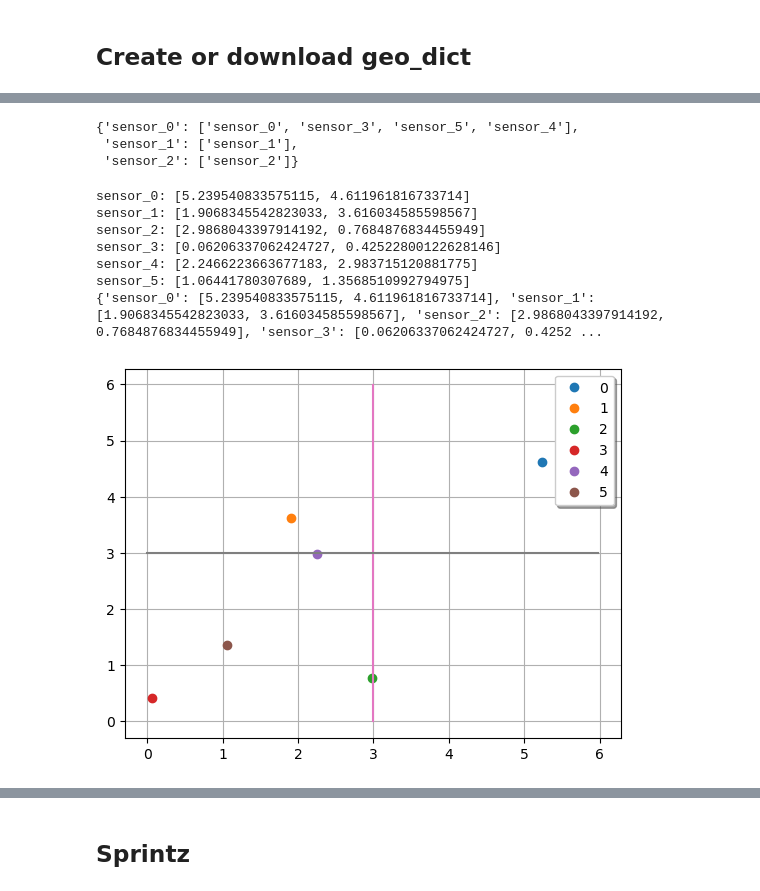
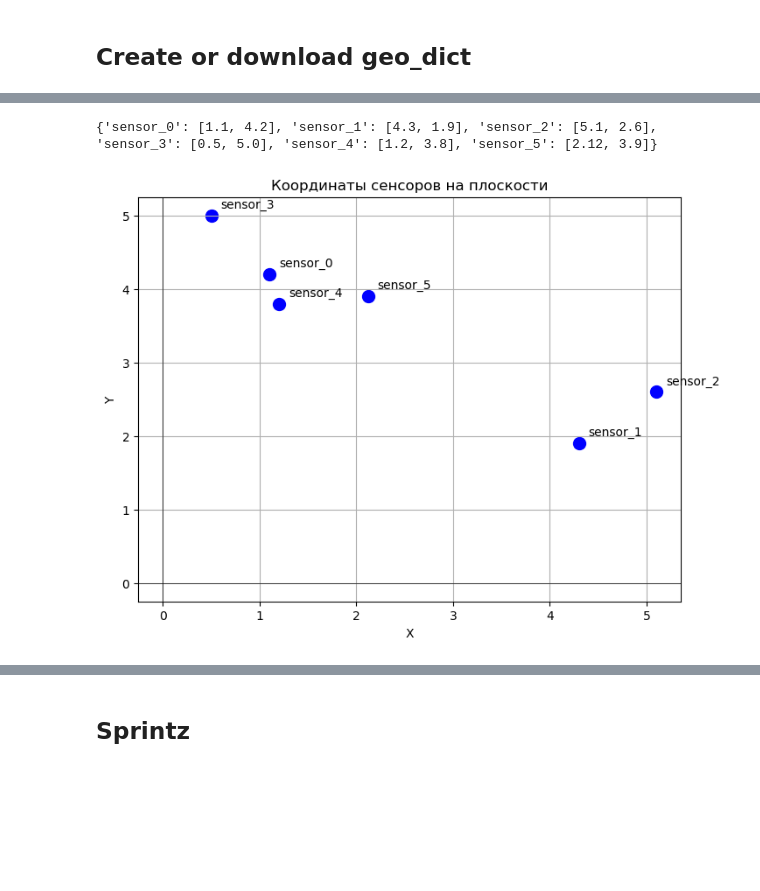
Before and after one commit to Romankkl03/compress_time_series, a Jupyter notebook: experiments.ipynb, the cells around one changed output, grey strips where cells are left out. Saved outputs shown, nothing was run; the diff lists cells and outputs as text; code cells hidden in the pictures; blank space fills up the shorter version.

```diff
--- a/experiments.ipynb
+++ b/experiments.ipynb
@@ -376,17 +309,0 @@ plt.show()
-# %%
-spatial_clustering(df_wind, d)
-# %% [output]
-{'sensor_0': ['sensor_0', 'sensor_3', 'sensor_5', 'sensor_4'],
- 'sensor_1': ['sensor_1'],
- 'sensor_2': ['sensor_2']}
-# %%
-wind_geo_dict = get_geo_dict(df_wind)
-# %% [output]
-sensor_0: [5.239540833575115, 4.611961816733714]
-sensor_1: [1.9068345542823033, 3.616034585598567]
-sensor_2: [2.9868043397914192, 0.7684876834455949]
-sensor_3: [0.06206337062424727, 0.42522800122628146]
-sensor_4: [2.2466223663677183, 2.983715120881775]
-sensor_5: [1.06441780307689, 1.3568510992794975]
-{'sensor_0': [5.239540833575115, 4.611961816733714], 'sensor_1': [1.9068345542823033, 3.616034585598567], 'sensor_2': [2.9868043397914192, 0.7684876834455949], 'sensor_3': [0.06206337062424727, 0.4252 ...
-[figure, removed]
@@ -393,3 +317,12 @@ sensor_5: [1.06441780307689, 1.3568510992794975]
+# %%
+with open(GEO_PATH / 'wind_geo_dict.yaml', 'r') as file:
+    wind_geo_dict = yaml.safe_load(file)
+
+print(wind_geo_dict)
+create_geo_plot(wind_geo_dict)
+# %% [output]
+{'sensor_0': [1.1, 4.2], 'sensor_1': [4.3, 1.9], 'sensor_2': [5.1, 2.6], 'sensor_3': [0.5, 5.0], 'sensor_4': [1.2, 3.8], 'sensor_5': [2.12, 3.9]}
+[figure, added]
 # %%
 print('Clusters for Emhires dataset:')
 spatial_clustering(df_wind, wind_geo_dict)
```
Also changed, not shown: parts of 77 cells of this notebook, 17 other files.
